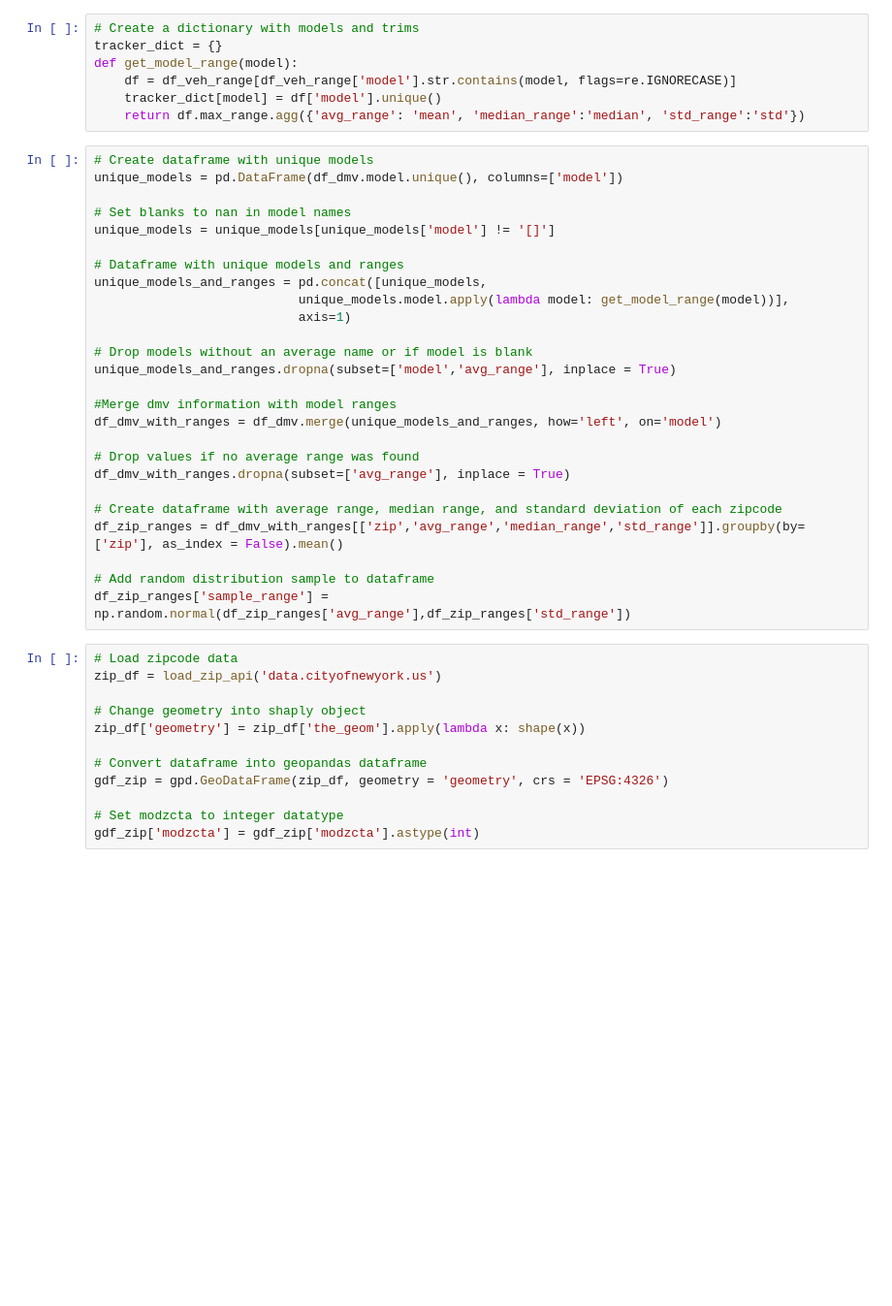
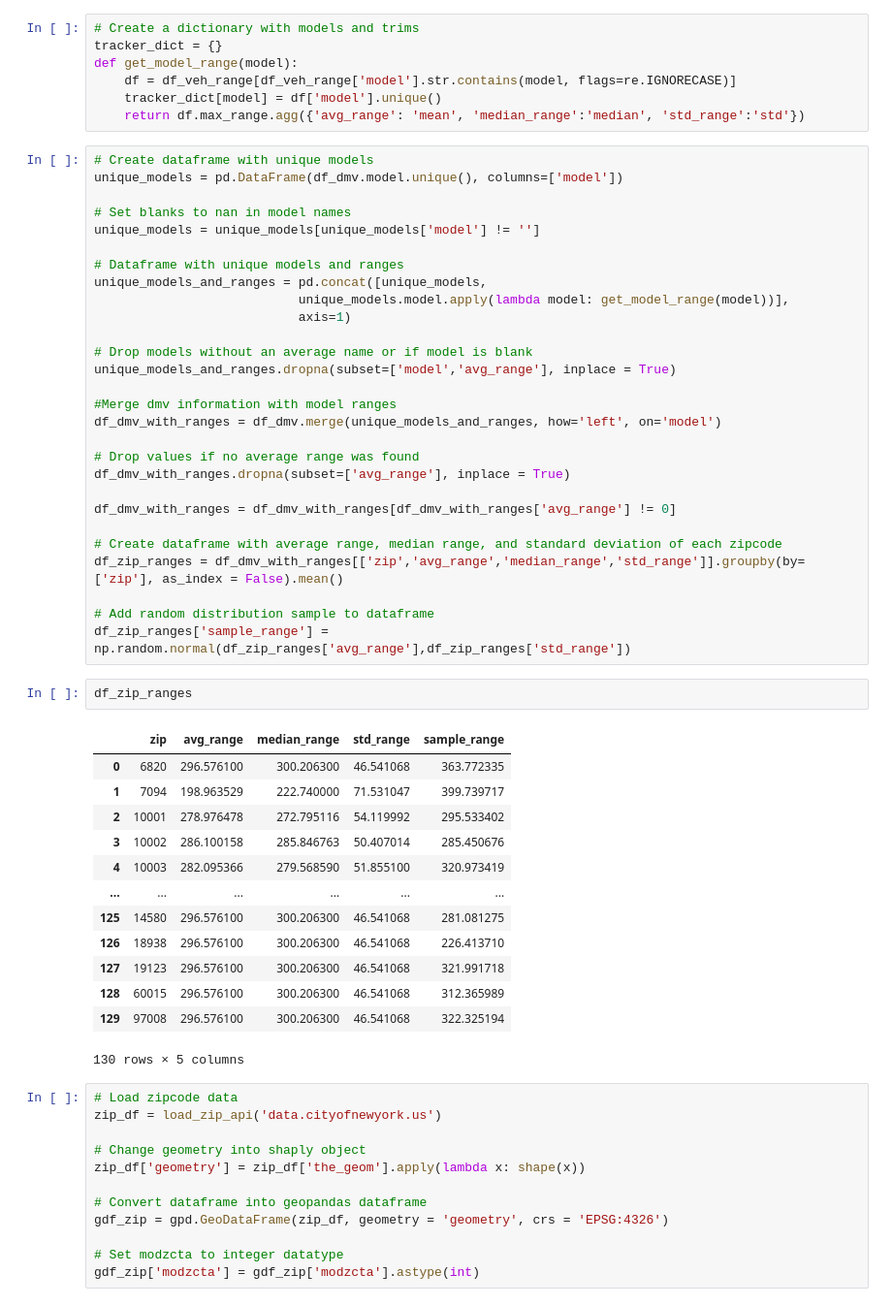
Before and after one commit to ct-spec-res/ev-load-forecast-nyc, a Jupyter notebook: src/vehicle-characteristics/nys-dmv.ipynb, the cells around one changed output. Shown at 97% size. Saved outputs shown, nothing was run; the diff lists cells and outputs as text; blank space fills up the shorter version.

```diff
--- a/src/vehicle-characteristics/nys-dmv.ipynb
+++ b/src/vehicle-characteristics/nys-dmv.ipynb
@@ -156,7 +159,7 @@ def get_model_range(model):
 unique_models = pd.DataFrame(df_dmv.model.unique(), columns=['model'])
 
 # Set blanks to nan in model names
-unique_models = unique_models[unique_models['model'] != '[]']
+unique_models = unique_models[unique_models['model'] != '']
 
 # Dataframe with unique models and ranges
 unique_models_and_ranges = pd.concat([unique_models,
@@ -172,11 +175,29 @@ df_dmv_with_ranges = df_dmv.merge(unique_models_and_ranges, how='left', on='mode
 # Drop values if no average range was found
 df_dmv_with_ranges.dropna(subset=['avg_range'], inplace = True)
 
+df_dmv_with_ranges = df_dmv_with_ranges[df_dmv_with_ranges['avg_range'] != 0]
+
 # Create dataframe with average range, median range, and standard deviation of each zipcode
 df_zip_ranges = df_dmv_with_ranges[['zip','avg_range','median_range','std_range']].groupby(by=['zip'], as_index = False).mean()
 
 # Add random distribution sample to dataframe
 df_zip_ranges['sample_range'] = np.random.normal(df_zip_ranges['avg_range'],df_zip_ranges['std_range'])
+# %%
+df_zip_ranges
+# %% [output]
+|  | zip | avg_range | median_range | std_range | sample_range |
+| 0 | 6820 | 296.576100 | 300.206300 | 46.541068 | 363.772335 |
+| 1 | 7094 | 198.963529 | 222.740000 | 71.531047 | 399.739717 |
+| 2 | 10001 | 278.976478 | 272.795116 | 54.119992 | 295.533402 |
+| 3 | 10002 | 286.100158 | 285.846763 | 50.407014 | 285.450676 |
+| 4 | 10003 | 282.095366 | 279.568590 | 51.855100 | 320.973419 |
+| ... | ... | ... | ... | ... | ... |
+| 125 | 14580 | 296.576100 | 300.206300 | 46.541068 | 281.081275 |
+| 126 | 18938 | 296.576100 | 300.206300 | 46.541068 | 226.413710 |
+| 127 | 19123 | 296.576100 | 300.206300 | 46.541068 | 321.991718 |
+| 128 | 60015 | 296.576100 | 300.206300 | 46.541068 | 312.365989 |
+| 129 | 97008 | 296.576100 | 300.206300 | 46.541068 | 322.325194 |
+130 rows × 5 columns
 # %%
 # Load zipcode data
 zip_df = load_zip_api('data.cityofnewyork.us')
```
Also changed, not shown: parts of 3 cells of this notebook, 3 other files.
